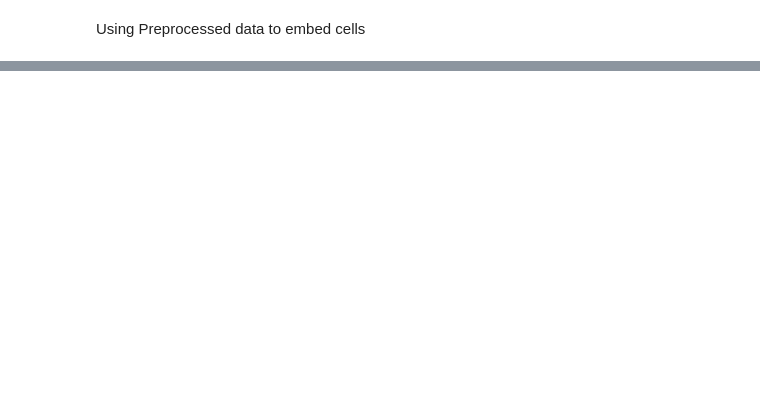
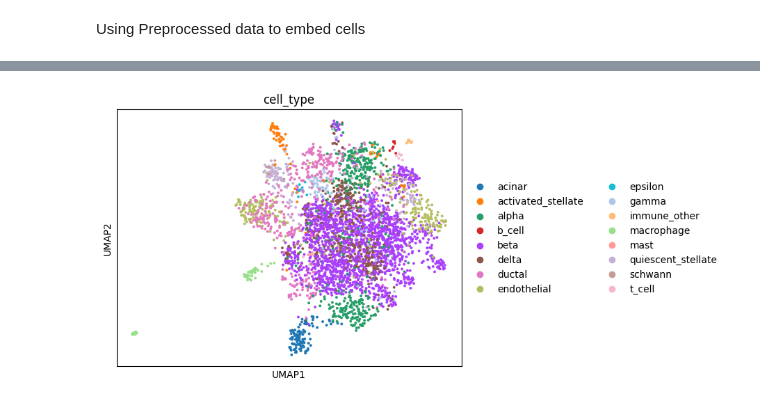
Before and after one commit to daphneraskin/cell2sentence-local, a Jupyter notebook: cross_species/Cinema OT/pancreas_tissue_c2s_embeddings_cinema_ot_pairing.ipynb, the cells around one changed output, grey strips where cells are left out. Saved outputs shown, nothing was run; the diff lists cells and outputs as text; code cells hidden in the pictures; blank space fills up the shorter version.

```diff
--- a/cross_species/Cinema OT/pancreas_tissue_c2s_embeddings_cinema_ot_pairing.ipynb
+++ b/cross_species/Cinema OT/pancreas_tissue_c2s_embeddings_cinema_ot_pairing.ipynb
@@ -288,0 +366,11 @@ NameError: name 'csmodel' is not defined
+# %%
+
+# Optional: Visualize the optimal transport pairs on UMAP
+sc.pp.neighbors(combined_adata, use_rep='X_pca')
+sc.tl.umap(combined_adata)
+combined_adata.obsm['cf'] = cf
+
+# Visualize UMAP
+sc.pl.umap(combined_adata, color=['cell_type'])
+# %% [output]
+[figure, added]
```
Also changed, not shown: parts of 58 cells of this notebook, 1 other file.
